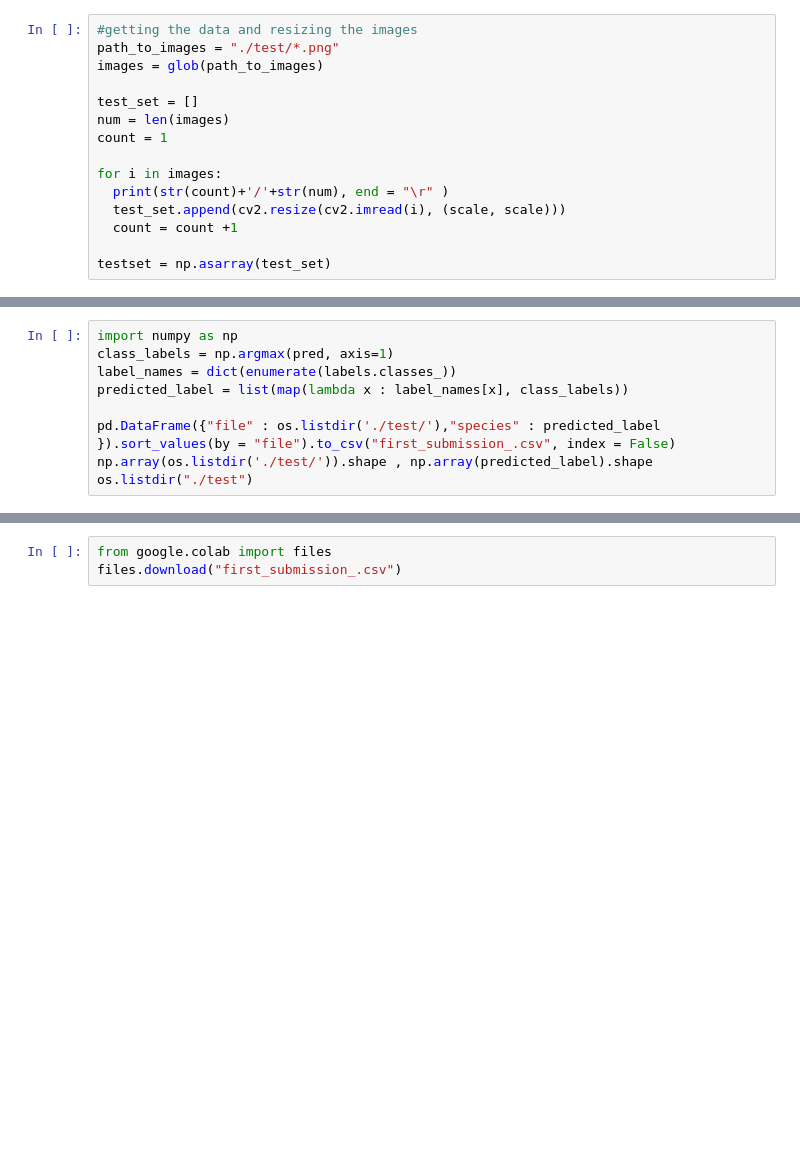
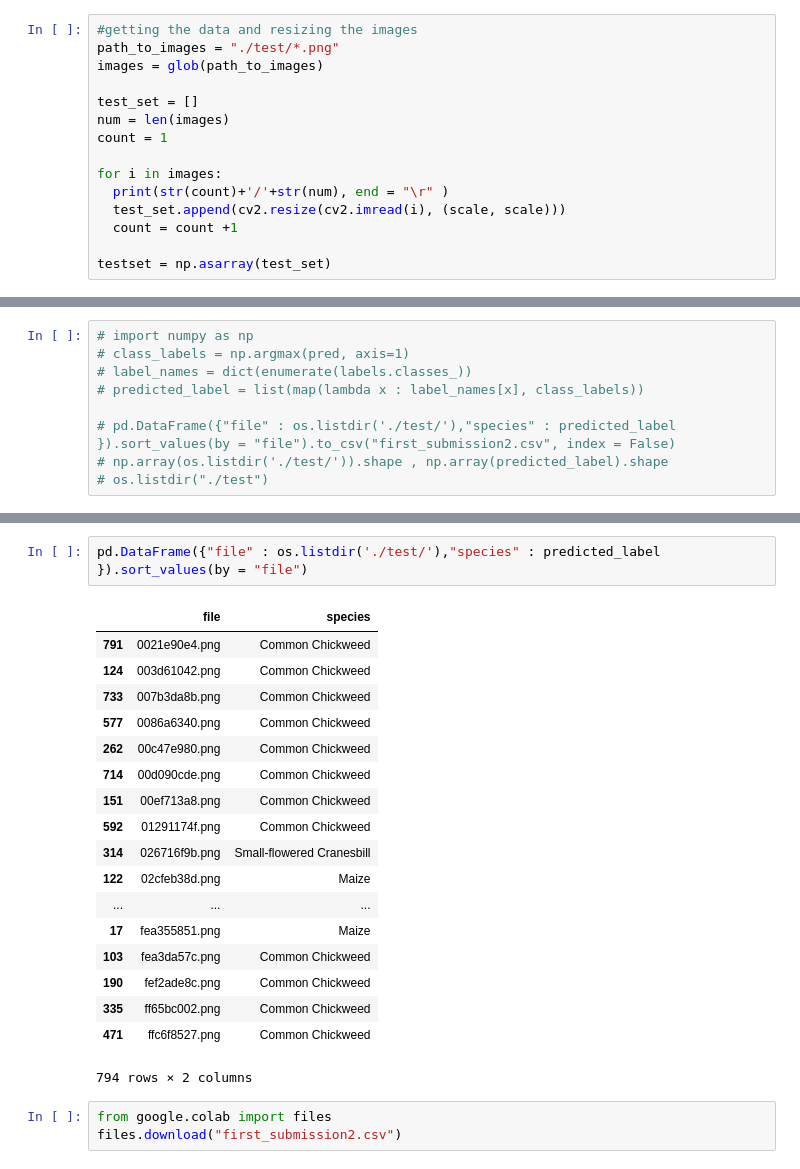
Before and after one commit to HyunaShin/ImageStudy, a Jupyter notebook: Plant_Seeding_Baseline.ipynb, the cells around one changed output, grey strips where cells are left out. Drawn from its saved outputs; the diff is of its cells as text; blank space fills up the shorter version.

```diff
--- a/Plant_Seeding_Baseline.ipynb
+++ b/Plant_Seeding_Baseline.ipynb
@@ -379,9 +493,9 @@ pd.read_csv("sample_submission.csv").head()
 # %%
-import numpy as np
-class_labels = np.argmax(pred, axis=1)
-label_names = dict(enumerate(labels.classes_))
-predicted_label = list(map(lambda x : label_names[x], class_labels))
+# import numpy as np
+# class_labels = np.argmax(pred, axis=1)
+# label_names = dict(enumerate(labels.classes_))
+# predicted_label = list(map(lambda x : label_names[x], class_labels))
 
-pd.DataFrame({"file" : os.listdir('./test/'),"species" : predicted_label }).sort_values(by = "file").to_csv("first_submission_.csv", index = False)
-np.array(os.listdir('./test/')).shape , np.array(predicted_label).shape
-os.listdir("./test")
+# pd.DataFrame({"file" : os.listdir('./test/'),"species" : predicted_label }).sort_values(by = "file").to_csv("first_submission2.csv", index = False)
+# np.array(os.listdir('./test/')).shape , np.array(predicted_label).shape
+# os.listdir("./test")
@@ -388,3 +541,24 @@ os.listdir("./test")
+# %%
+pd.DataFrame({"file" : os.listdir('./test/'),"species" : predicted_label }).sort_values(by = "file")
+# %% [output]
+|  | file | species |
+| 791 | 0021e90e4.png | Common Chickweed |
+| 124 | 003d61042.png | Common Chickweed |
+| 733 | 007b3da8b.png | Common Chickweed |
+| 577 | 0086a6340.png | Common Chickweed |
+| 262 | 00c47e980.png | Common Chickweed |
+| 714 | 00d090cde.png | Common Chickweed |
+| 151 | 00ef713a8.png | Common Chickweed |
+| 592 | 01291174f.png | Common Chickweed |
+| 314 | 026716f9b.png | Small-flowered Cranesbill |
+| 122 | 02cfeb38d.png | Maize |
+| ... | ... | ... |
+| 17 | fea355851.png | Maize |
+| 103 | fea3da57c.png | Common Chickweed |
+| 190 | fef2ade8c.png | Common Chickweed |
+| 335 | ff65bc002.png | Common Chickweed |
+| 471 | ffc6f8527.png | Common Chickweed |
+794 rows × 2 columns
 # %%
 from google.colab import files
-files.download("first_submission_.csv")
+files.download("first_submission2.csv")
```
Also changed, not shown: parts of 18 cells of this notebook.
